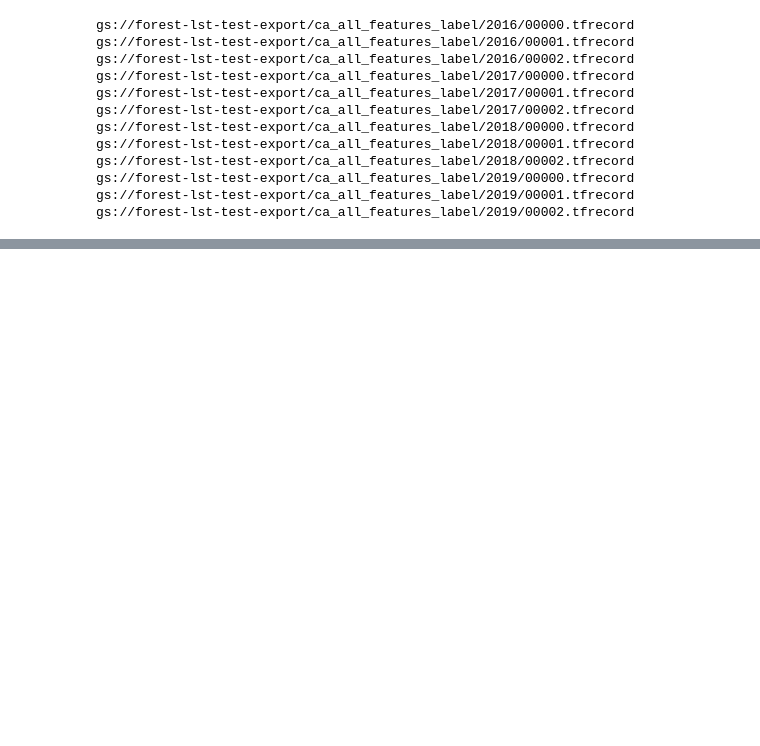
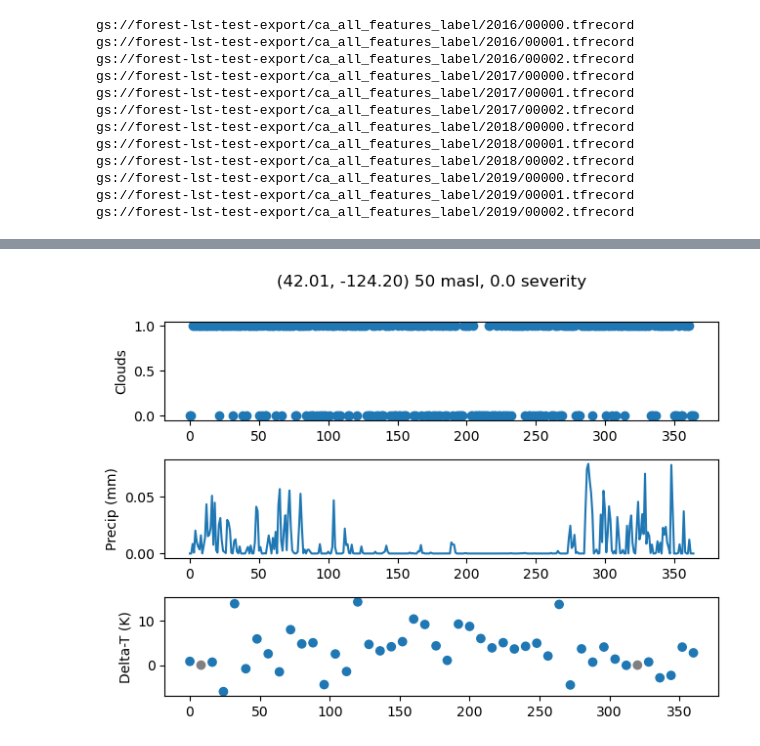
Before and after one commit to s-kganz/ForestLST, a Jupyter notebook: notebooks/inspect_tfrecords.ipynb, the cells around one changed output, grey strips where cells are left out. Saved outputs shown, nothing was run; the diff lists cells and outputs as text; code cells hidden in the pictures; blank space fills up the shorter version.

```diff
--- a/notebooks/inspect_tfrecords.ipynb
+++ b/notebooks/inspect_tfrecords.ipynb
@@ -14,7 +11,7 @@ client = Client(project="forest-lst")
 bucket = "forest-lst-test-export"
 
 records = [
-    os.path.join("gs://{}".format(bucket), f.name)
+    "/".join(["gs://{}".format(bucket), f.name])
     for f in client.list_blobs(bucket, prefix="ca_all_features_label")
     if ".tfrecord" in f.name
 ]
@@ -54,13 +51,48 @@ def decode_record(proto):
         "latitude": tf.io.FixedLenFeature([1], dtype=tf.float32),
         "longitude": tf.io.FixedLenFeature([1], dtype=tf.float32),
         "elevation": tf.io.FixedLenFeature([1], dtype=tf.int64),
-        "is_cloudy": tf.io.VarLenFeature(dtype=tf.string),
-        "prcp": tf.io.FixedLenFeature([366], dtype=tf.float32),
+        "is_cloudy": tf.io.FixedLenFeature([1], dtype=tf.string),
+        "prcp": tf.io.FixedLenFeature([365], dtype=tf.float32),
         "dT": tf.io.FixedLenFeature([46], dtype=tf.float32)
     }
 
     ex = tf.io.parse_single_example(proto, spec)
 
+    # I'm not sure why we have to make this cast but we do
+    ex["is_cloudy"] = tf.squeeze(tf.io.decode_raw(ex["is_cloudy"], tf.uint8))
+
     return ex
 
-ds_dec = ds.map(decode_record)
+def empty_record(record):
+    return tf.math.count_nonzero(record["longitude"]) > 0
+
+ds_dec = ds.map(decode_record).filter(empty_record)
+
+feature = next(ds_dec.take(1).as_numpy_iterator())
+# %%
+def plot_one_feature(feature):
+    xax_365 = np.arange(0, 365)
+    xax_46  = np.arange(0, 46) * 8
+
+    fig, ax = plt.subplots(nrows=3)
+    fig.tight_layout()
+    fig.subplots_adjust(top=0.88)
+
+    ax[0].scatter(xax_365, feature["is_cloudy"])
+    ax[0].set_ylabel("Clouds")
+
+    ax[1].plot(xax_365, feature["prcp"])
+    ax[1].set_ylabel("Precip (mm)")
+
+    ax[2].scatter(xax_46, feature["dT"], c=np.where(feature["dT"] == 0, "gray", "#1f77b4"))
+    ax[2].set_ylabel("Delta-T (K)")
+
+    fig.suptitle("({:4.2f}, {:4.2f}) {} masl, {} severity".format(
+        feature["latitude"][0], feature["longitude"][0], feature["elevation"][0], feature["SEVERITY"][0]
+    ))
+
+    plt.show()
+
+plot_one_feature(feature)
+# %% [output]
+[figure, added]
```
Also changed, not shown: parts of 1 cell of this notebook.
